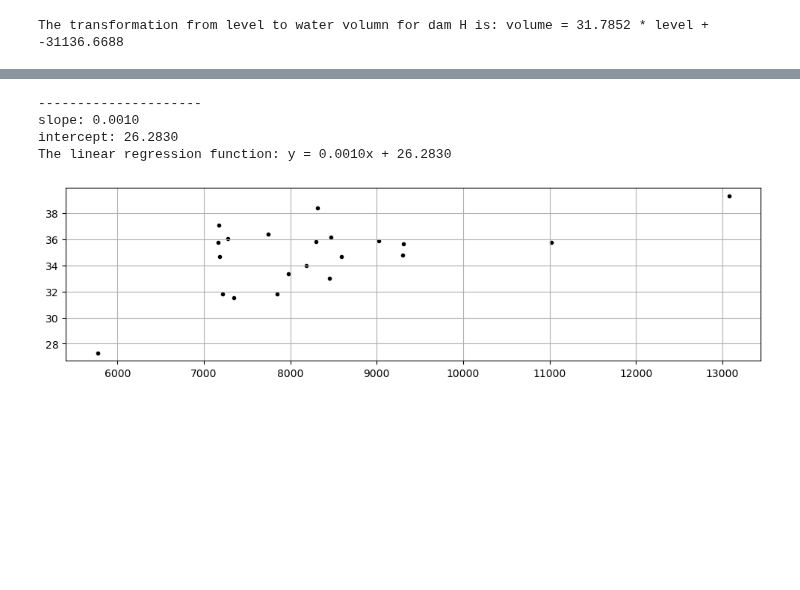
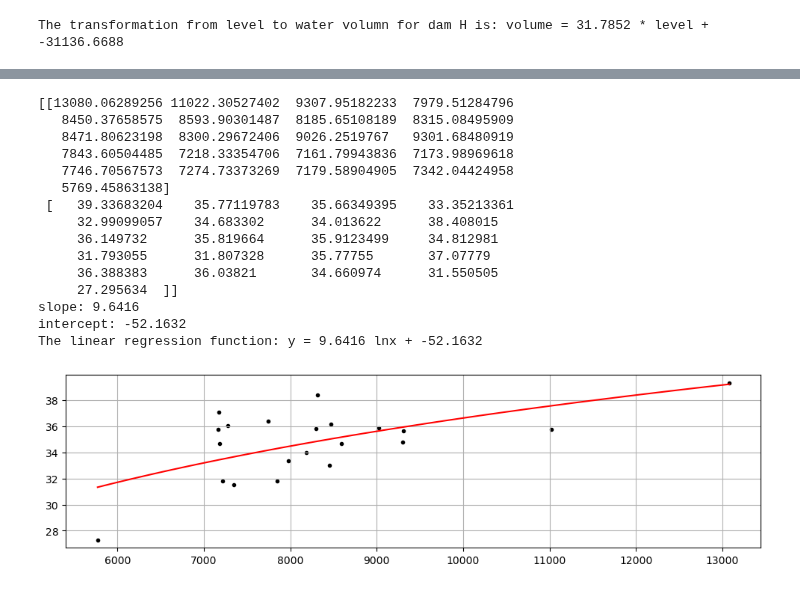
Before and after one commit to SILENT-GUO/MCM_works, a Jupyter notebook: 2022TaskB/Problem_1.ipynb, the cells around one changed output, grey strips where cells are left out. Saved outputs shown, nothing was run; the diff lists cells and outputs as text; code cells hidden in the pictures; blank space fills up the shorter version.

```diff
--- a/2022TaskB/Problem_1.ipynb
+++ b/2022TaskB/Problem_1.ipynb
@@ -152,6 +150,16 @@ print(waterH)
  3935.2622797  4496.1643546  4140.09289008 3564.96205927 3281.68772148
  3188.34334188 3345.64494807 3305.40970056 3411.61525672 3505.49760953
  3106.13543126]
+# %%
+from sympy import *
+def ln_fitting(X, Y): ### Y = a * ln X + b
+    ### the type of X and Y should be np.array
+    a = Symbol('a')
+    b = Symbol('b')
+    poly1 = a * np.sum(np.square(np.log(X))) + b * np.sum(np.log(X)) - np.sum(np.log(X) * Y)
+    poly2 = a * np.sum(np.log(X)) + b * len(X) - np.sum(Y)
+    a, b =  list(solve([poly1, poly2], [a, b]).values())[0], list(solve([poly1, poly2], [a, b]).values())[1]
+    return a, b
 # %%
 df = pd.DataFrame(elec, columns=['elec'])
 df['waterG'] = waterG
@@ -327,20 +355,35 @@ The total time is: 1.0953 seconds
 # %%
 ### add on Jan 12
 fig = plt.figure(figsize =(12,3))
 plt.scatter(df['waterG']+df['waterH'],df['elec'],marker = '.',color = 'k')
 plt.grid(True)
 # elec = a * water + b
-model = linear_model.LinearRegression()
-model.fit((df['waterG']+df['waterH'])[:,np.newaxis], df['elec'][:,np.newaxis])
+data = np.array([df['waterG']+df['waterH'],df['elec']])
+print(data)
+a, b = ln_fitting(data[0], data[1])
+### plot the fitting line
+x = np.linspace(min(data[0]), max(data[0]), 100)
+y = a * np.log(x) + b
+plt.plot(x, y, 'r')
 
-print("---------------------")
-print('slope: %.4f' % model.coef_[0])
-print('intercept: %.4f' % model.intercept_)
-print('The linear regression function: y = %.4fx + %.4f' %
-      (model.coef_[0], model.intercept_))
+print('slope: %.4f' % a)
+print('intercept: %.4f' % b)
+print('The linear regression function: y = %.4f lnx + %.4f' %(a, b))
+###
 # %% [output]
----------------------
-slope: 0.0010
-intercept: 26.2830
-The linear regression function: y = 0.0010x + 26.2830
+[[13080.06289256 11022.30527402  9307.95182233  7979.51284796
+   8450.37658575  8593.90301487  8185.65108189  8315.08495909
+   8471.80623198  8300.29672406  9026.2519767   9301.68480919
+   7843.60504485  7218.33354706  7161.79943836  7173.98969618
+   7746.70567573  7274.73373269  7179.58904905  7342.04424958
+   5769.45863138]
+ [   39.33683204    35.77119783    35.66349395    33.35213361
+     32.99099057    34.683302      34.013622      38.408015
+     36.149732      35.819664      35.9123499     34.812981
+     31.793055      31.807328      35.77755       37.07779
+     36.388383      36.03821       34.660974      31.550505
+     27.295634  ]]
+slope: 9.6416
+intercept: -52.1632
+The linear regression function: y = 9.6416 lnx + -52.1632
-[figure, old version]
+[figure, new version]
```
Also changed, not shown: parts of 8 cells of this notebook, 1 other file.
